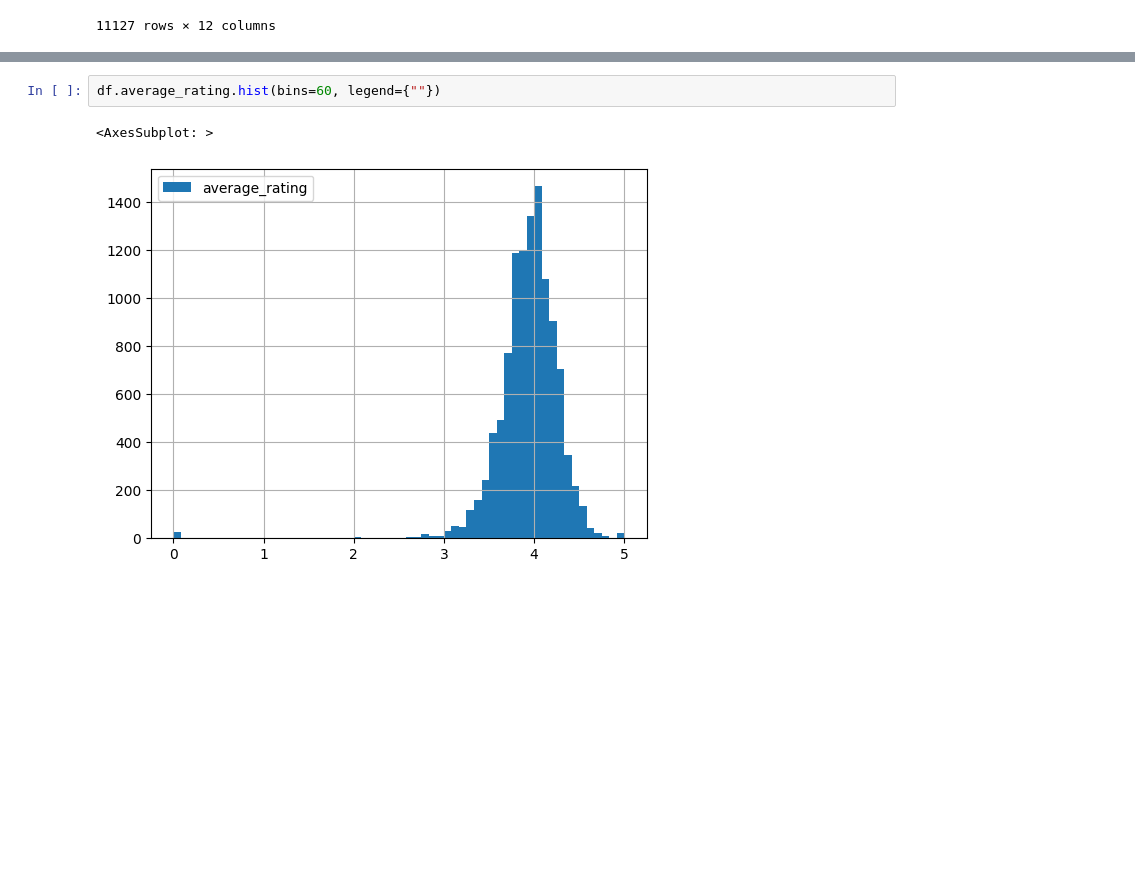
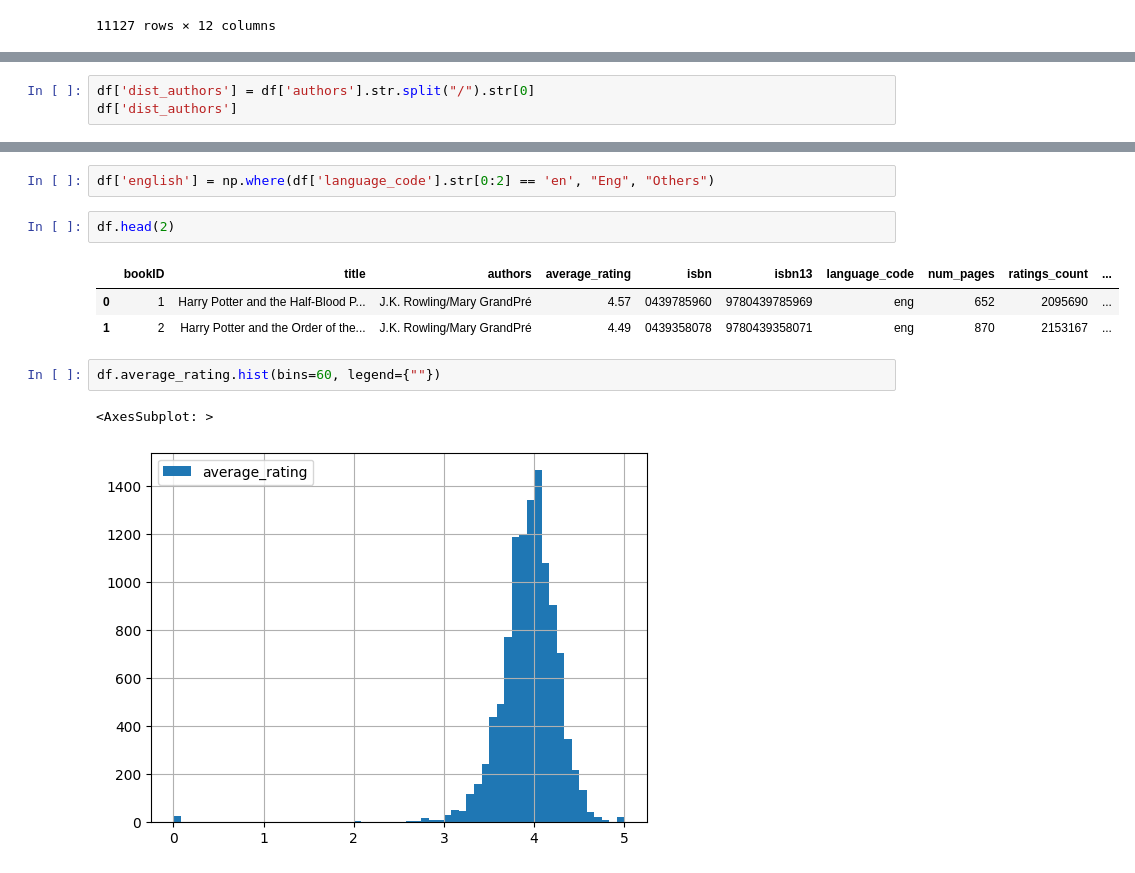
Before and after one commit to ChristopheMpagaDSTI/books_rating_project_python_main, a Jupyter notebook: books_rating_project_modeling.ipynb, the cells around one changed output, grey strips where cells are left out. Drawn from its saved outputs; the diff is of its cells as text; blank space fills up the shorter version.

```diff
--- a/books_rating_project_modeling.ipynb
+++ b/books_rating_project_modeling.ipynb
@@ -124,0 +128,3 @@ df
+# %%
+df['dist_authors'] = df['authors'].str.split("/").str[0]
+df['dist_authors']
@@ -125,3 +144,11 @@ df
+# %%
+df['english'] = np.where(df['language_code'].str[0:2] == 'en', "Eng", "Others")
+# %%
+df.head(2)
+# %% [output]
+|  | bookID | title | authors | average_rating | isbn | isbn13 | language_code | num_pages | ratings_count | ... |
+| 0 | 1 | Harry Potter and the Half-Blood P... | J.K. Rowling/Mary GrandPré | 4.57 | 0439785960 | 9780439785969 | eng | 652 | 2095690 | ... |
+| 1 | 2 | Harry Potter and the Order of the... | J.K. Rowling/Mary GrandPré | 4.49 | 0439358078 | 9780439358071 | eng | 870 | 2153167 | ... |
 # %%
 df.average_rating.hist(bins=60, legend={""})
 # %% [output]
```
Also changed, not shown: parts of 57 cells of this notebook, 1 other file.
